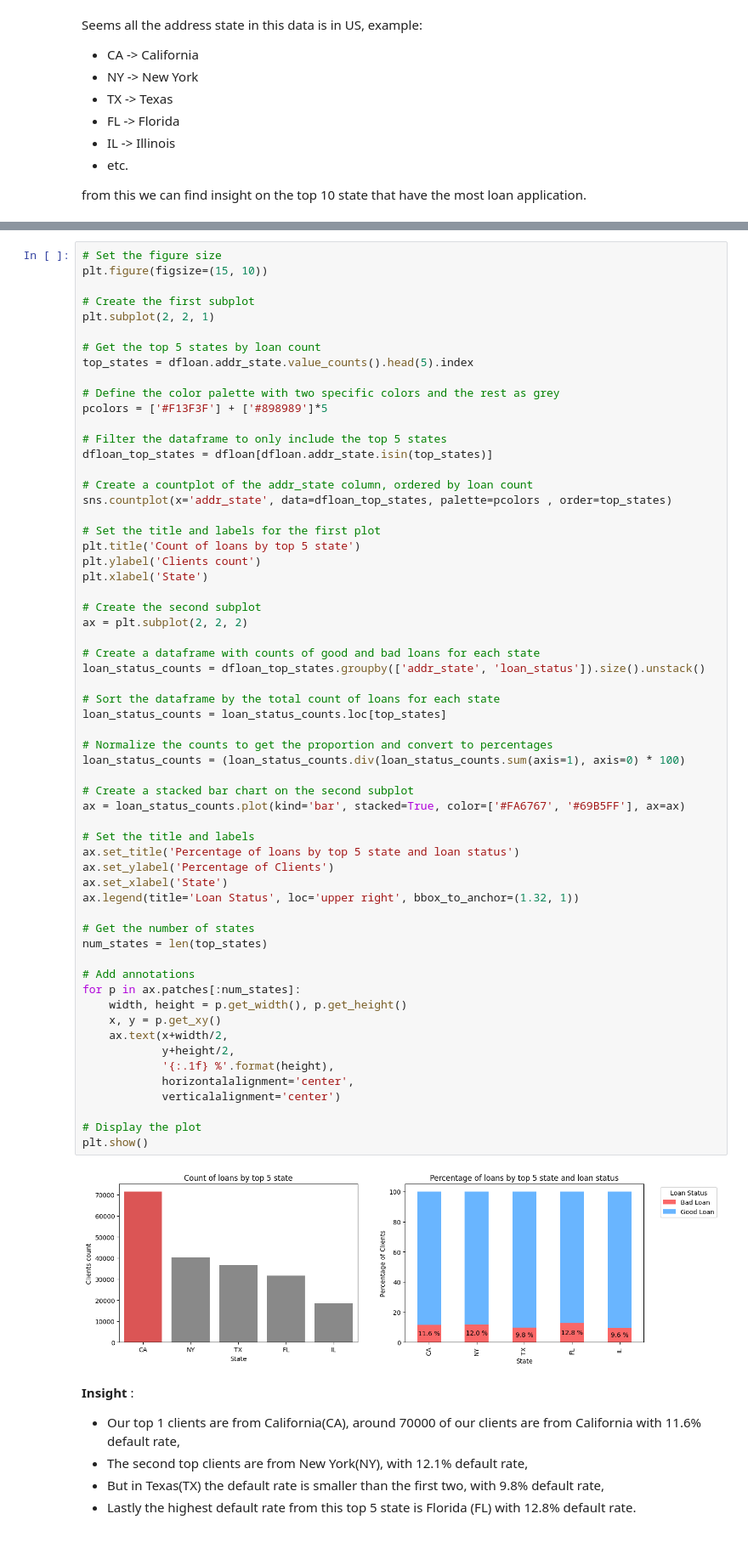
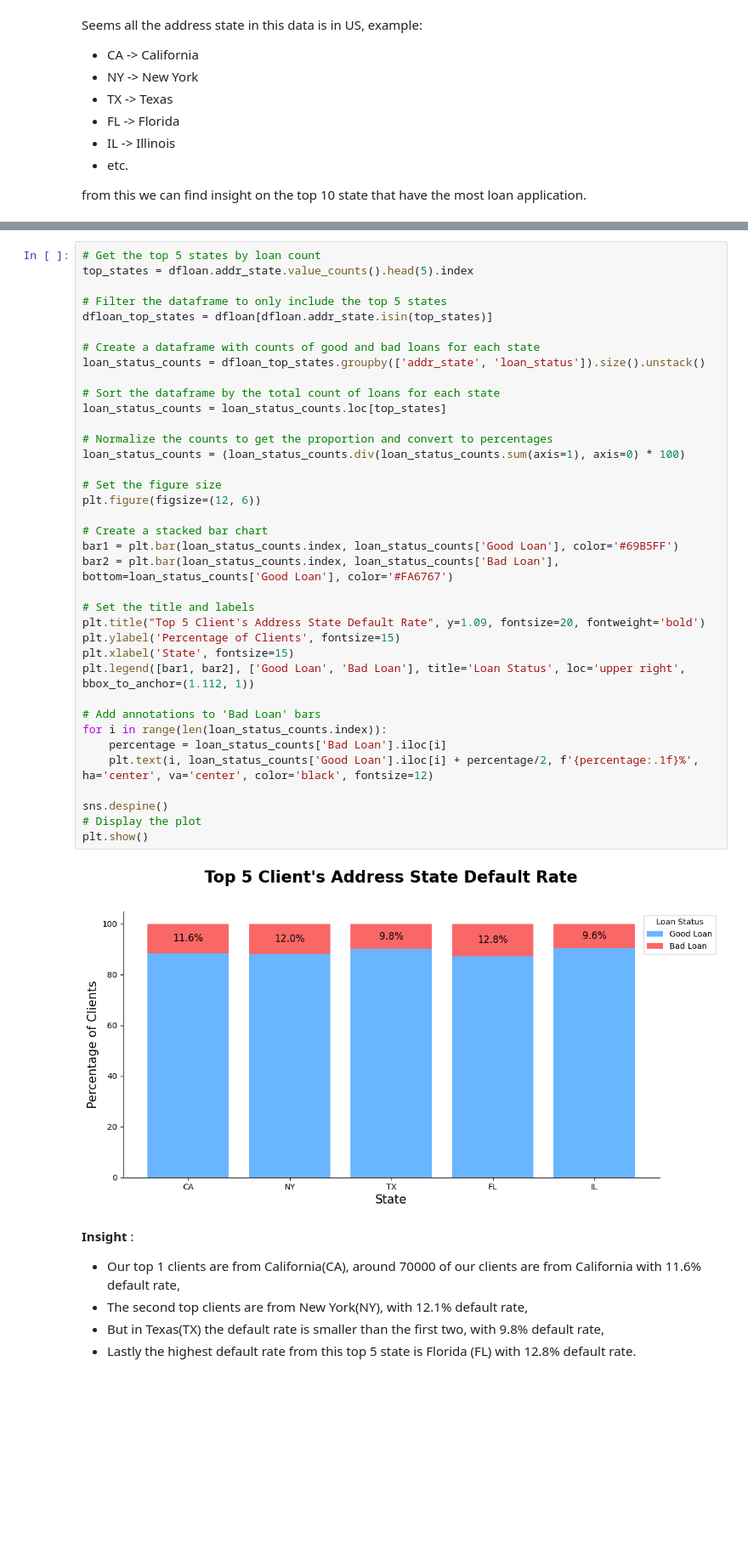
Before and after one commit to azaryasph/IDX-Partners-Project-Based-Internship-Prediction-Model, a Jupyter notebook: notebooks/Prediction Model.ipynb, the cells around one changed output, grey strips where cells are left out. Shown at 85% size. Drawn from its saved outputs; the diff is of its cells as text; blank space fills up the shorter version.

Commit message:
chore: complete eda 2nd plot

```diff
--- a/notebooks/Prediction Model.ipynb
+++ b/notebooks/Prediction Model.ipynb
@@ -290,65 +325,42 @@ from this we can find insight on the top 10 state that have the most loan applic
 # %%
-# Set the figure size
-plt.figure(figsize=(15, 10))
-
-# Create the first subplot
-plt.subplot(2, 2, 1)
-
 # Get the top 5 states by loan count
 top_states = dfloan.addr_state.value_counts().head(5).index
 
-# Define the color palette with two specific colors and the rest as grey
-pcolors = ['#F13F3F'] + ['#898989']*5
-
 # Filter the dataframe to only include the top 5 states
 dfloan_top_states = dfloan[dfloan.addr_state.isin(top_states)]
-
-# Create a countplot of the addr_state column, ordered by loan count
-sns.countplot(x='addr_state', data=dfloan_top_states, palette=pcolors , order=top_states)
-
-# Set the title and labels for the first plot
-plt.title('Count of loans by top 5 state')
-plt.ylabel('Clients count')
-plt.xlabel('State')
-
-# Create the second subplot
-ax = plt.subplot(2, 2, 2)
 
 # Create a dataframe with counts of good and bad loans for each state
 loan_status_counts = dfloan_top_states.groupby(['addr_state', 'loan_status']).size().unstack()
 
 # Sort the dataframe by the total count of loans for each state
 loan_status_counts = loan_status_counts.loc[top_states]
 
 # Normalize the counts to get the proportion and convert to percentages
 loan_status_counts = (loan_status_counts.div(loan_status_counts.sum(axis=1), axis=0) * 100)
 
-# Create a stacked bar chart on the second subplot
-ax = loan_status_counts.plot(kind='bar', stacked=True, color=['#FA6767', '#69B5FF'], ax=ax)
+# Set the figure size
+plt.figure(figsize=(12, 6))
+
+# Create a stacked bar chart
+bar1 = plt.bar(loan_status_counts.index, loan_status_counts['Good Loan'], color='#69B5FF')
+bar2 = plt.bar(loan_status_counts.index, loan_status_counts['Bad Loan'], bottom=loan_status_counts['Good Loan'], color='#FA6767')
 
 # Set the title and labels
-ax.set_title('Percentage of loans by top 5 state and loan status')
-ax.set_ylabel('Percentage of Clients')
-ax.set_xlabel('State')
-ax.legend(title='Loan Status', loc='upper right', bbox_to_anchor=(1.32, 1))
+plt.title("Top 5 Client's Address State Default Rate", y=1.09, fontsize=20, fontweight='bold')
+plt.ylabel('Percentage of Clients', fontsize=15)
+plt.xlabel('State', fontsize=15)
+plt.legend([bar1, bar2], ['Good Loan', 'Bad Loan'], title='Loan Status', loc='upper right', bbox_to_anchor=(1.112, 1))
 
-# Get the number of states
-num_states = len(top_states)
+# Add annotations to 'Bad Loan' bars
+for i in range(len(loan_status_counts.index)):
+    percentage = loan_status_counts['Bad Loan'].iloc[i]
+    plt.text(i, loan_status_counts['Good Loan'].iloc[i] + percentage/2, f'{percentage:.1f}%', ha='center', va='center', color='black', fontsize=12)
 
-# Add annotations
-for p in ax.patches[:num_states]:
-    width, height = p.get_width(), p.get_height()
-    x, y = p.get_xy()
-    ax.text(x+width/2,
-            y+height/2,
-            '{:.1f} %'.format(height),
-            horizontalalignment='center',
-            verticalalignment='center')
-
+sns.despine()
 # Display the plot
 plt.show()
 # %% [output]
-[figure, old version]
+[figure, new version]
 # %% [markdown]
 **Insight** :<br>
 - Our top 1 clients are from California(CA), around 70000 of our clients are from California with 11.6% default rate,
```
Also changed, not shown: parts of 9 cells of this notebook.
